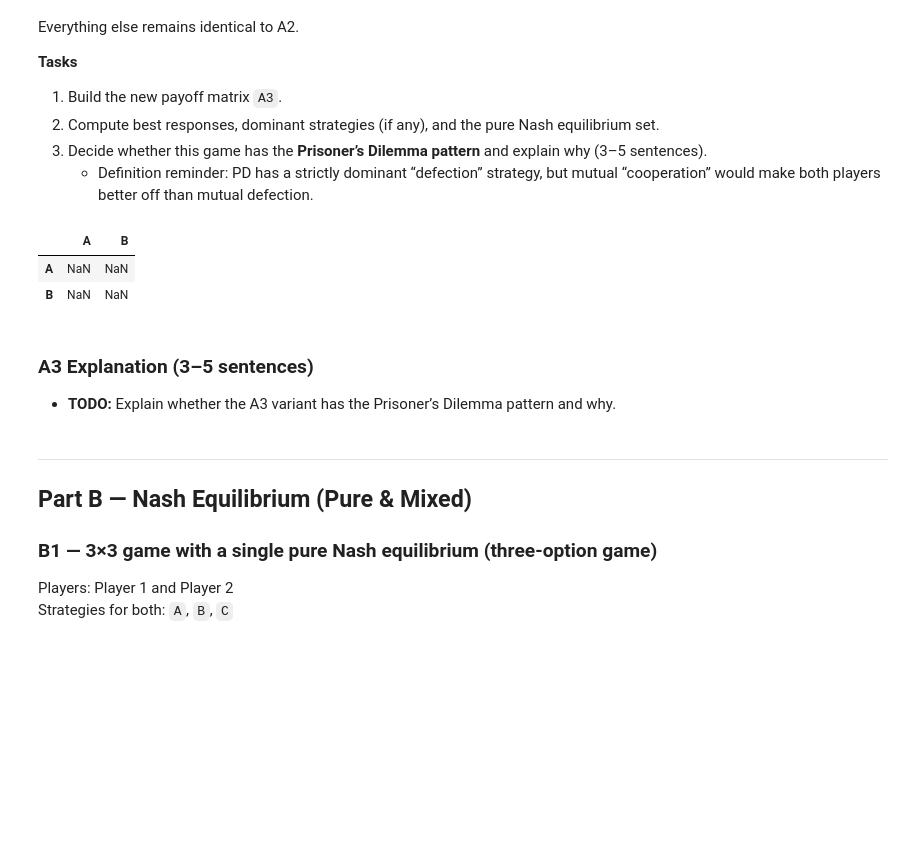
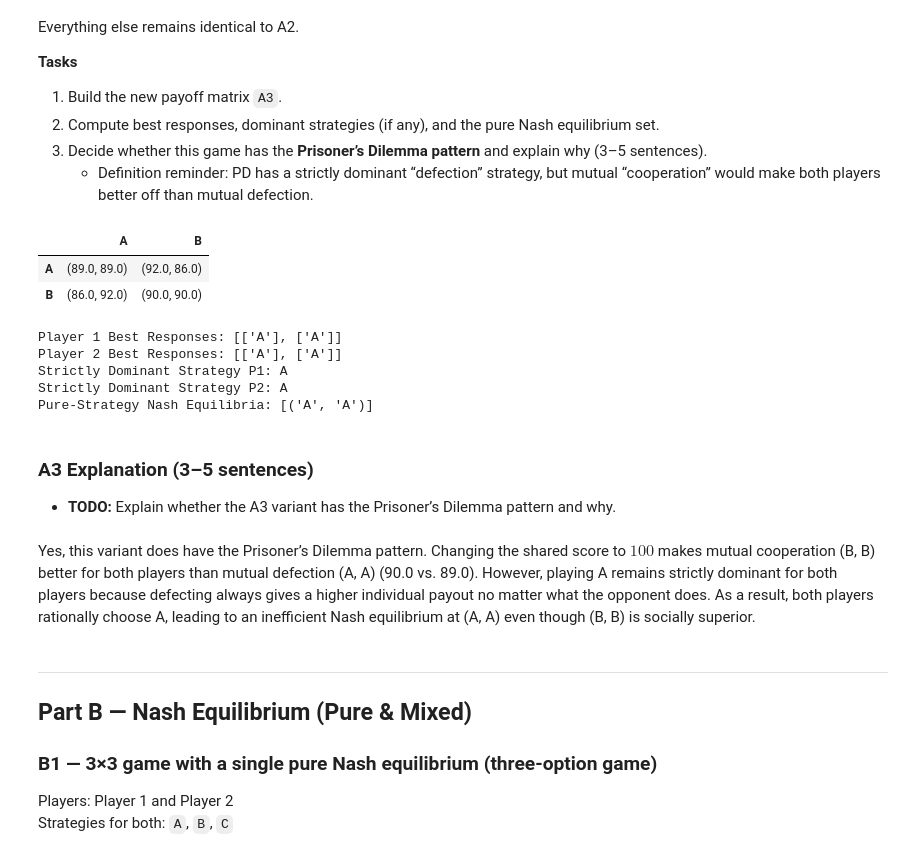
Before and after one commit to Guederas/CECS-427---Group-Project, a Jupyter notebook: Assignment4_427_Group_2.ipynb, the cells around one changed output. Cells and saved outputs as stored; diff of their text form; code cells hidden in the pictures; blank space fills up the shorter version.

```diff
--- a/Assignment4_427_Group_2.ipynb
+++ b/Assignment4_427_Group_2.ipynb
@@ -186,2 +195,17 @@ A2
 # %%
 # Compute & display best responses, dominant strategies
+# Compute & display best responses, dominant strategies
+br1, br2 = best_responses(A2, actions1, actions2)
+dominant1 = strictly_dominant_strategy_p1(A2, actions1, actions2)
+dominant2 = strictly_dominant_strategy_p2(A2, actions1, actions2)
+
+print("Player 1 Best Responses (br1):")
+for idx, a2 in enumerate(actions2):
+    print(f"When Player 2 plays {a2}: Player 1 best response(s) = {br1[idx]}")
+
+print("\nPlayer 2 Best Responses (br2):")
+for idx, a1 in enumerate(actions1):
+    print(f"When Player 1 plays {a1}: Player 2 best response(s) = {br2[idx]}")
+
+print(f"\nStrictly Dominant Strategy Player 1: {dominant1}")
+print(f"Strictly Dominant Strategy Player 2: {dominant2}")
@@ -206,29 +241,57 @@ Everything else remains identical to A2.
 # %%
 # Build + analyze the variant game
 
 def shared_score_A3(a1, a2):
     """Shared score for A3 variant (only BB changes)."""
-    # TODO
-    pass
+    if a1 == a2:
+        if a1 == "A":
+            return 86
+        else:  # a1 == "B"
+            return 100  # Changed from 96 to 100
+    else:
+        return 92
 
 def payoff_A3(a1, a2):
-    # TODO
-    pass
+    shared = shared_score_A3(a1, a2)
+    u1 = (INDIV[a1] + shared) / 2.0
+    u2 = (INDIV[a2] + shared) / 2.0
+    return (u1, u2)
 
 A3 = pd.DataFrame(index=actions1, columns=actions2, dtype=object)
-# TODO: fill A3
+for a1 in actions1:
+    for a2 in actions2:
+        A3.loc[a1, a2] = payoff_A3(a1, a2)
 
-A3
+display(A3)
 # %% [output]
 |  | A | B |
-| A | NaN | NaN |
-| B | NaN | NaN |
+| A | (89.0, 89.0) | (92.0, 86.0) |
+| B | (86.0, 92.0) | (90.0, 90.0) |
 # %%
 # Compute & display best responses, dominant strategies (if any), and pure Nash equilibrium
+
+br1_A3, br2_A3 = best_responses(A3, actions1, actions2)
+dominant1_A3 = strictly_dominant_strategy_p1(A3, actions1, actions2)
+dominant2_A3 = strictly_dominant_strategy_p2(A3, actions1, actions2)
+ne_A3 = pure_nash_equilibria(A3, actions1, actions2)
+
+print(f"Player 1 Best Responses: {br1_A3}")
+print(f"Player 2 Best Responses: {br2_A3}")
+print(f"Strictly Dominant Strategy P1: {dominant1_A3}")
+print(f"Strictly Dominant Strategy P2: {dominant2_A3}")
+print(f"Pure-Strategy Nash Equilibria: {ne_A3}")
+# %% [output]
+Player 1 Best Responses: [['A'], ['A']]
+Player 2 Best Responses: [['A'], ['A']]
+Strictly Dominant Strategy P1: A
+Strictly Dominant Strategy P2: A
+Pure-Strategy Nash Equilibria: [('A', 'A')]
 # %% [markdown]
 ### A3 Explanation (3–5 sentences)
 
 * **TODO:** Explain whether the A3 variant has the Prisoner’s Dilemma pattern and why.
+# %% [markdown]
+Yes, this variant does have the Prisoner’s Dilemma pattern. Changing the shared score to $100$ makes mutual cooperation (B, B) better for both players than mutual defection (A, A) (90.0 vs. 89.0). However, playing A remains strictly dominant for both players because defecting always gives a higher individual payout no matter what the opponent does. As a result, both players rationally choose A, leading to an inefficient Nash equilibrium at (A, A) even though (B, B) is socially superior.
 # %% [markdown]
 ---
 ## Part B — Nash Equilibrium (Pure & Mixed)
```
Also changed, not shown: parts of 4 cells of this notebook.
